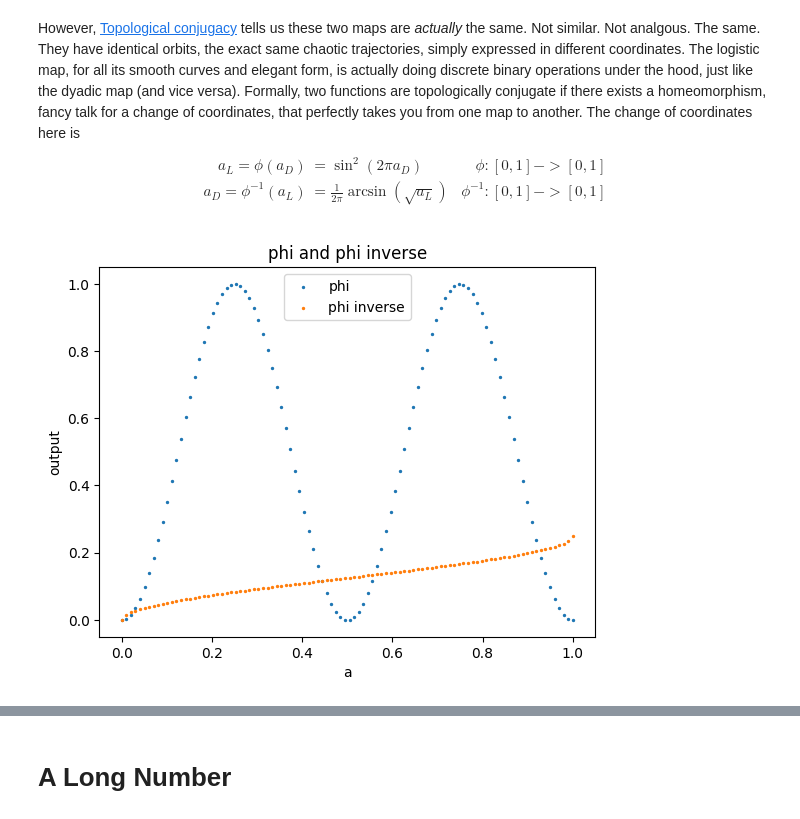
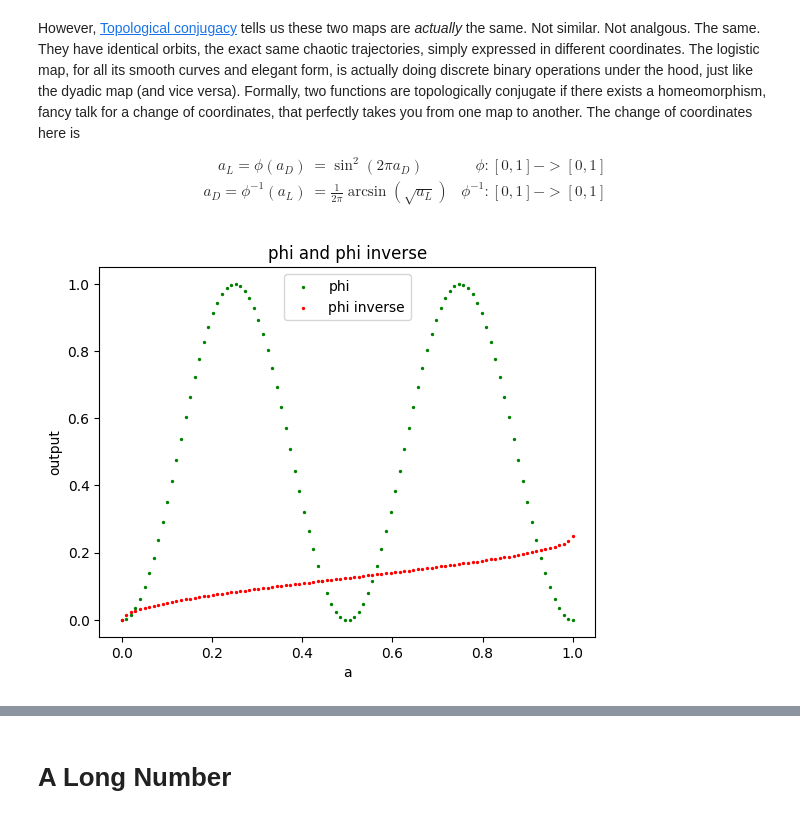
Before and after one commit to eitanturok/one-parameter-model, a Jupyter notebook: src/arc-agi2/blog.ipynb, the cells around one changed output, grey strips where cells are left out. Cells and saved outputs as stored; diff of their text form; code cells hidden in the pictures.

Commit message:
nice diagram

```diff
--- a/src/arc-agi2/blog.ipynb
+++ b/src/arc-agi2/blog.ipynb
@@ -551,16 +539,16 @@ $$
 # %%
 a_values = np.linspace(0, 1, 100)
 def phi(a): return np.sin(2 * np.pi * a) ** 2
 def phi_inverse(a): return np.arcsin(np.sqrt(a)) / (2.0 * np.pi)
 
 fig, ax = plt.subplots()
-ax.scatter(a_values, phi(a_values), label="phi", s=2)
-ax.scatter(a_values, phi_inverse(a_values), label="phi inverse", s=2)
+ax.scatter(a_values, phi(a_values), label="phi", s=2, c="g")
+ax.scatter(a_values, phi_inverse(a_values), label="phi inverse", s=2, c="r")
 ax.set_xlabel("a")
 ax.set_ylabel("output")
 ax.set_title("phi and phi inverse")
 ax.legend()
 plt.show()
 # %% [output]
-[figure, old version]
+[figure, new version]
 # %% [markdown]
```
Also changed, not shown: parts of 11 cells of this notebook, 1 other file.
